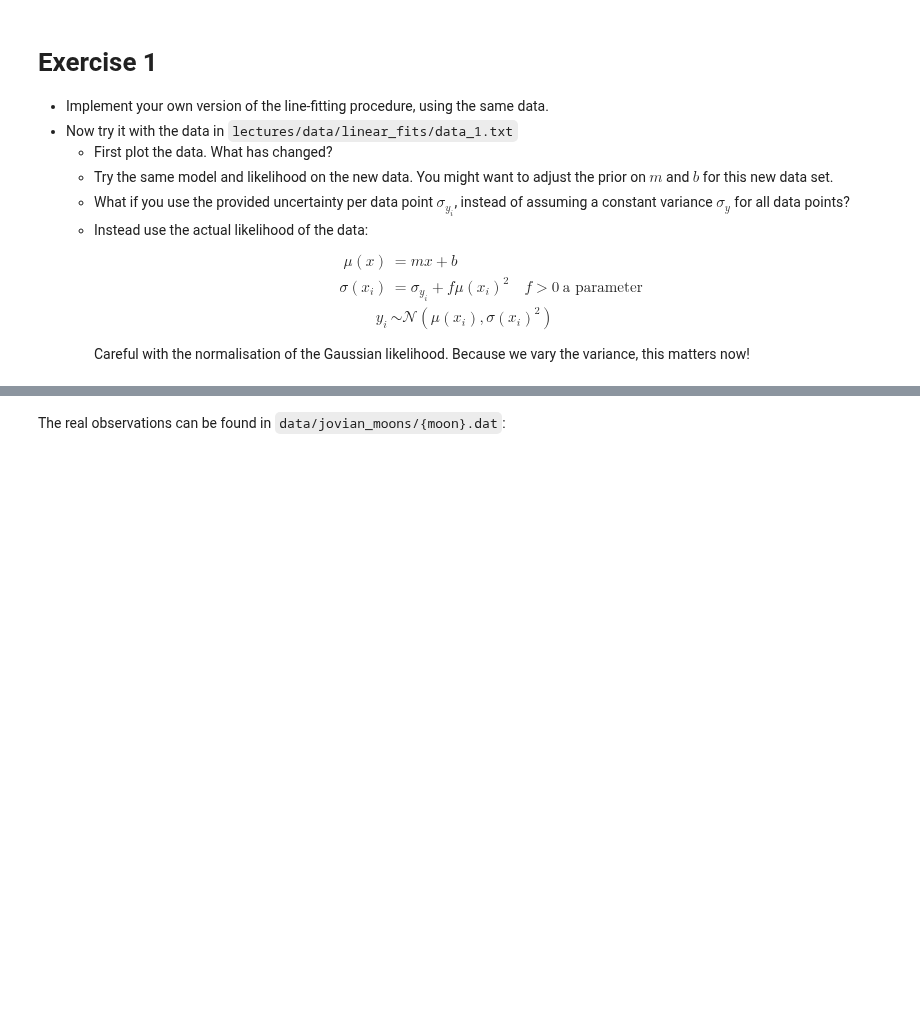
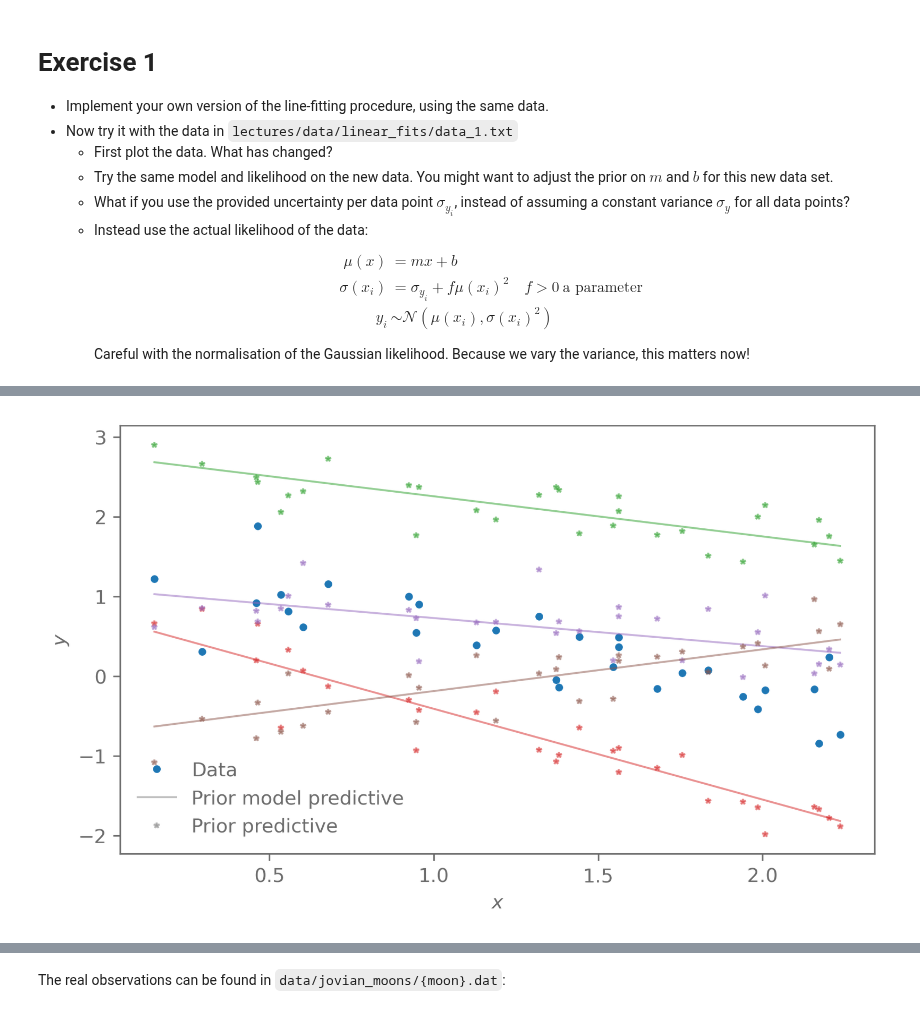
Before and after one commit to MFB-lab/Bayesian-Stats-HS2026, a Jupyter notebook: exercises/week4_intro_to_bayes_exercises.ipynb, the cells around one changed output, grey strips where cells are left out. Drawn from its saved outputs; the diff is of its cells as text; code cells hidden in the pictures; blank space fills up the shorter version.

```diff
--- a/exercises/week4_intro_to_bayes_exercises.ipynb
+++ b/exercises/week4_intro_to_bayes_exercises.ipynb
@@ -45,3 +118,25 @@ Careful with the normalisation of the Gaussian likelihood. Because we vary the v
+# %%
+# Since we have a Gaussian likelihood, we can add Gaussian noise with the
+# correct variance to our prior model predictions
+prior_predictive = (
+    prior_model_predictive
+    + sigma_y*np.random.normal(size=prior_model_predictive.shape)
+)
+# %%
+_, ax = plot_linear_data_set(x, y)
+
+pmp_style = dict(lw=1, alpha=0.5)
+pp_style = dict(ls="none", marker="*", ms=3, alpha=0.5)
+
+for i in range(4):
+    ax.plot(x, prior_model_predictive[i], c=f"C{i+2}", **pmp_style)
+    ax.plot(x, prior_predictive[i], c=f"C{i+2}", **pp_style)
+
+ax.plot([], [], label="Prior model predictive", c="grey", **pmp_style)
+ax.plot([], [], label="Prior predictive", c="grey", **pp_style)
+ax.legend();
+# %% [output]
+[figure, added]
 # %% [markdown]
 # Exercise 2
 
```
Also changed, not shown: parts of 7 cells of this notebook, 15 other files.
